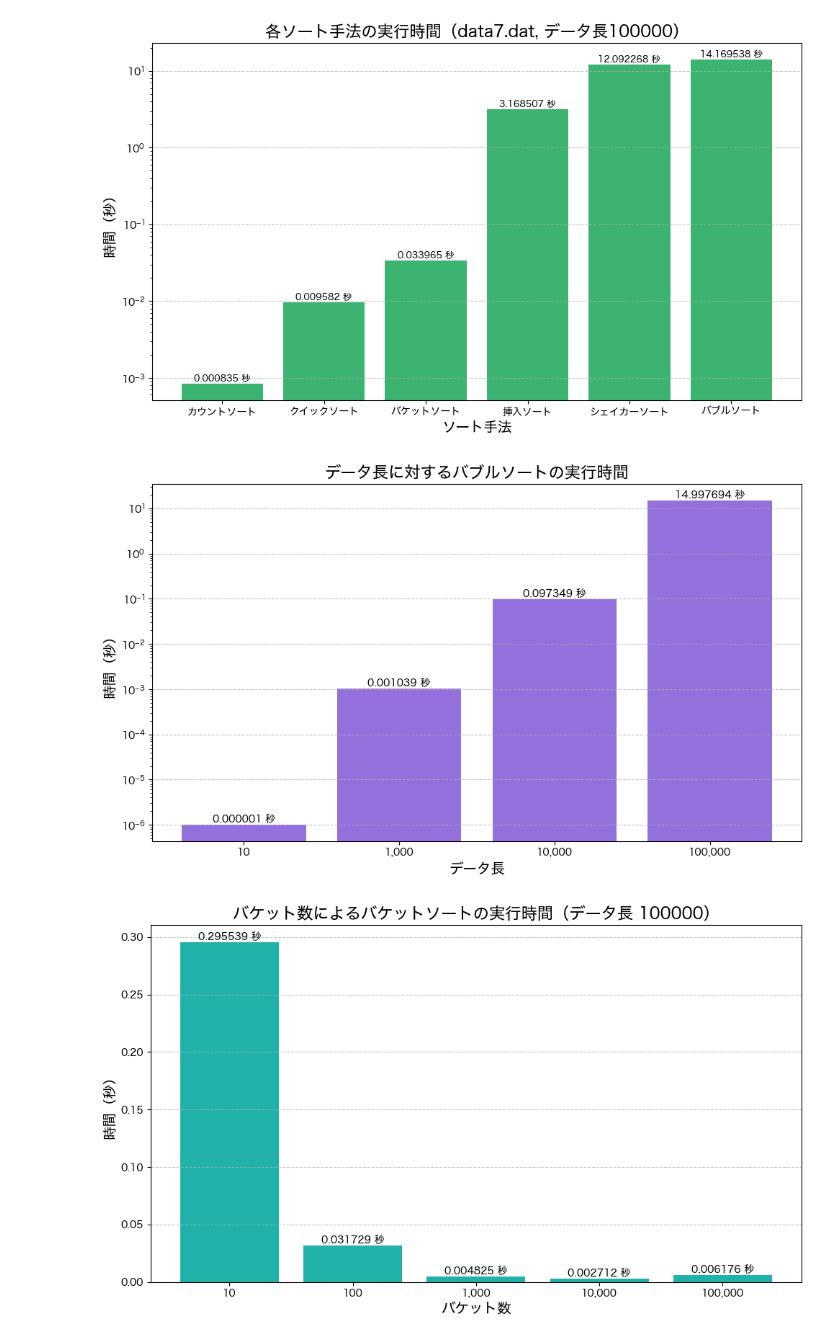
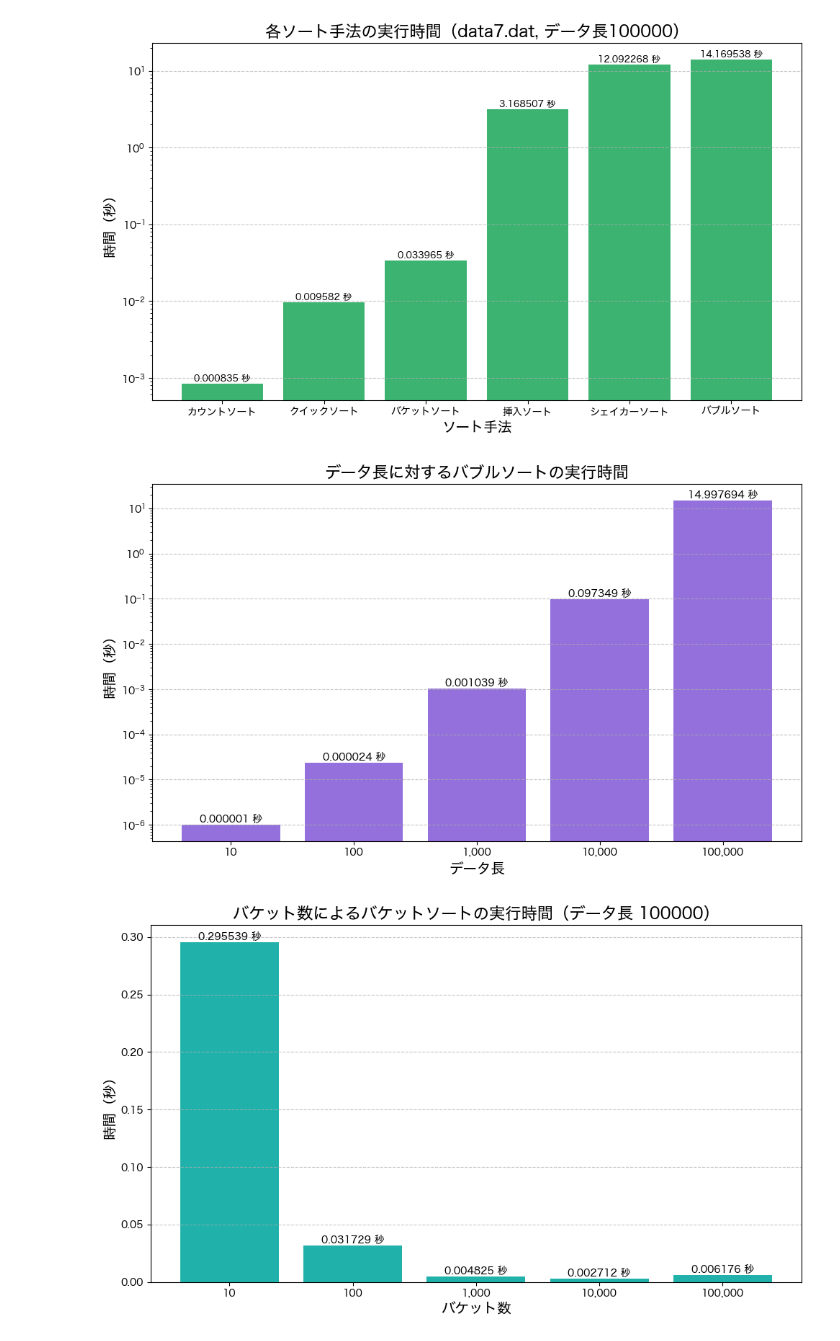
Before and after one commit to SorataBaka/sorting-algorithms, a Jupyter notebook: report/graphing.ipynb, the cells around one changed output. Drawn from its saved outputs; the diff is of its cells as text; code cells hidden in the pictures.

```diff
--- a/report/graphing.ipynb
+++ b/report/graphing.ipynb
@@ -232,32 +232,32 @@ plt.show()
 # %%
 import matplotlib.pyplot as plt
 
 # 日本語フォント（macOS向け）
 plt.rcParams['font.family'] = 'Hiragino Sans'
 
-# データ
-data_lengths = ['10', '1,000', '10,000', '100,000']
-times = [0.000001, 0.001039, 0.097349, 14.997694]
+# データ（100を追加）
+data_lengths = ['10', '100', '1,000', '10,000', '100,000']
+times = [0.000001, 0.000024, 0.001039, 0.097349, 14.997694]
 
 # グラフ作成
 plt.figure(figsize=(10, 6))
 bars = plt.bar(data_lengths, times, color='mediumpurple')
 
 # ラベル追加
 for bar in bars:
     yval = bar.get_height()
     plt.text(bar.get_x() + bar.get_width()/2, yval,
              f'{yval:.6f} 秒', ha='center', va='bottom', fontsize=10)
 
 plt.yscale('log')
 plt.title('データ長に対するバブルソートの実行時間', fontsize=16)
 plt.xlabel('データ長', fontsize=14)
 plt.ylabel('時間（秒）', fontsize=14)
 plt.grid(axis='y', linestyle='--', alpha=0.7)
 plt.tight_layout()
 plt.show()
 # %% [output]
-[figure, old version]
+[figure, new version]
 # %%
 import matplotlib.pyplot as plt
 
```
Also changed, not shown: 8 other files.
